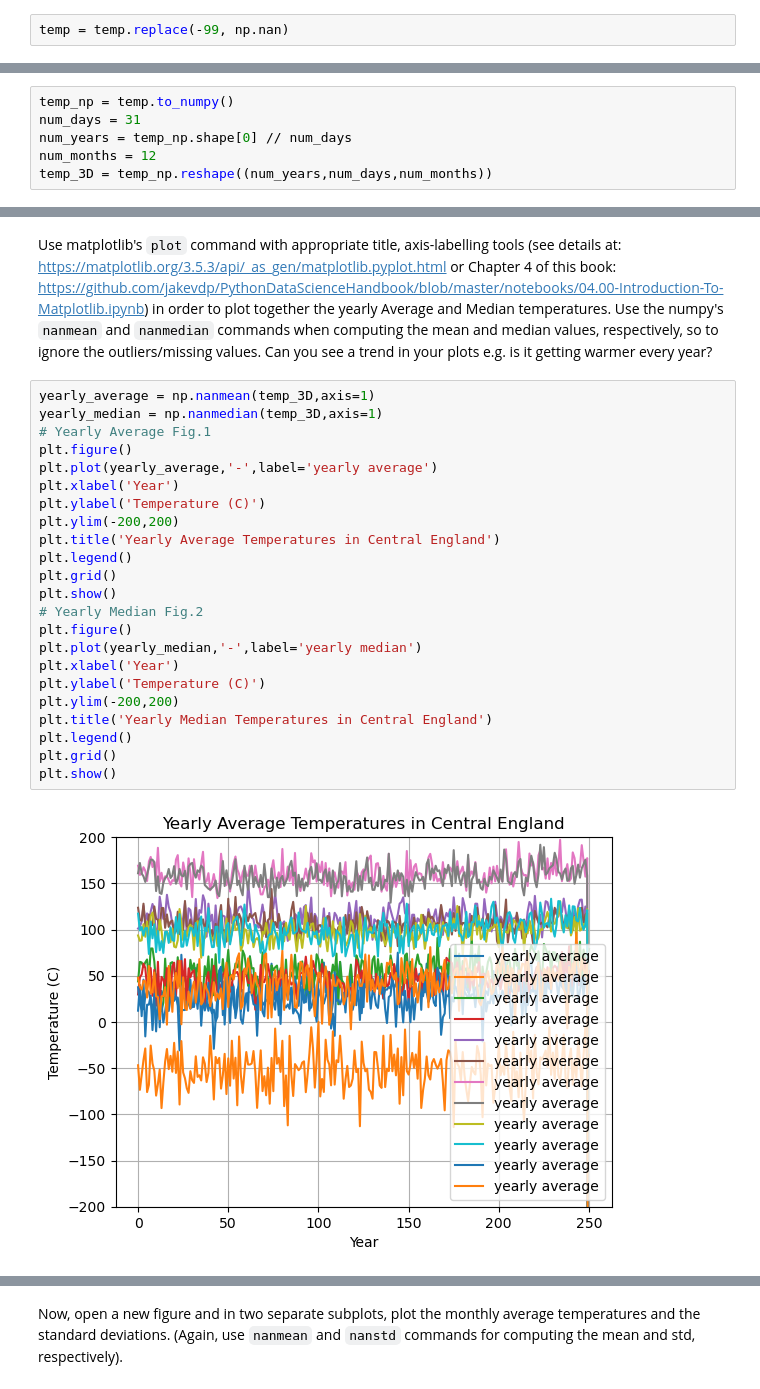
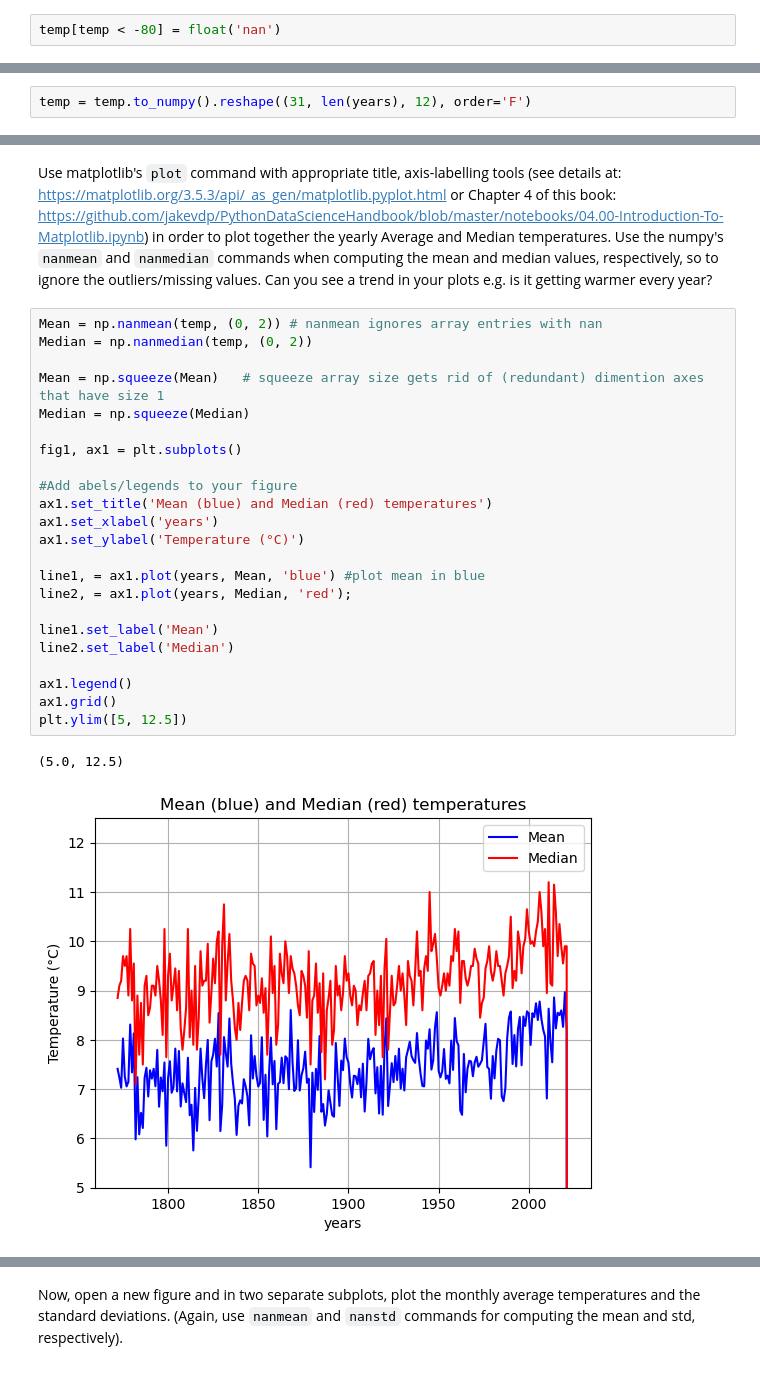
Before and after one commit to Hongze200532/Data-Science, a Jupyter notebook: Data Science_Week1/w1_lab2.ipynb, the cells around one changed output, grey strips where cells are left out. Drawn from its saved outputs; the diff is of its cells as text.

````diff
--- a/Data Science_Week1/w1_lab2.ipynb
+++ b/Data Science_Week1/w1_lab2.ipynb
@@ -60,41 +59,38 @@ temp_matrix_first_10_rows :
 # %% [markdown]
 Temperature data contains outliers because some missing temperature values (some days in year 2022, also the 30th or 31st day of some months) had been originally filled as -99 degree Celsius. Find and replace these values by nan (Not a Number) variable.
 # %%
-temp = temp.replace(-99, np.nan)
+temp[temp < -80] = float('nan')
 # %% [markdown]
 Use numpy's ```reshape``` command to reshape data into a 3D array: first coordinate days, second years, third months. Let every month have 31 days (as currently set by the raw data). Note that you need to format your data as a numpy array first. Find more information about reshaping here: https://numpy.org/doc/stable/reference/generated/numpy.reshape.html
 # %%
-temp_np = temp.to_numpy()
-num_days = 31
-num_years = temp_np.shape[0] // num_days
-num_months = 12
-temp_3D = temp_np.reshape((num_years,num_days,num_months))
+temp = temp.to_numpy().reshape((31, len(years), 12), order='F')
 # %% [markdown]
 # Marginalisation
 # %% [markdown]
 Use matplotlib's ```plot``` command with appropriate title, axis-labelling tools (see details at: https://matplotlib.org/3.5.3/api/_as_gen/matplotlib.pyplot.html or Chapter 4 of this book: https://github.com/jakevdp/PythonDataScienceHandbook/blob/master/notebooks/04.00-Introduction-To-Matplotlib.ipynb) in order to plot together the yearly Average and Median temperatures. Use the numpy's ```nanmean``` and ```nanmedian``` commands when computing the mean and median values, respectively, so to ignore the outliers/missing values. Can you see a trend in your plots e.g. is it getting warmer every year?
 # %%
-yearly_average = np.nanmean(temp_3D,axis=1)
-yearly_median = np.nanmedian(temp_3D,axis=1)
-# Yearly Average Fig.1
-plt.figure()
-plt.plot(yearly_average,'-',label='yearly average')
-plt.xlabel('Year')
-plt.ylabel('Temperature (C)')
-plt.ylim(-200,200)
-plt.title('Yearly Average Temperatures in Central England')
-plt.legend()
-plt.grid()
-plt.show()
-# Yearly Median Fig.2
-plt.figure()
-plt.plot(yearly_median,'-',label='yearly median')
-plt.xlabel('Year')
-plt.ylabel('Temperature (C)')
-plt.ylim(-200,200)
-plt.title('Yearly Median Temperatures in Central England')
-plt.legend()
-plt.grid()
-plt.show()
+Mean = np.nanmean(temp, (0, 2)) # nanmean ignores array entries with nan
+Median = np.nanmedian(temp, (0, 2))
+
+Mean = np.squeeze(Mean)   # squeeze array size gets rid of (redundant) dimention axes that have size 1
+Median = np.squeeze(Median)
+
+fig1, ax1 = plt.subplots()
+
+#Add abels/legends to your figure
+ax1.set_title('Mean (blue) and Median (red) temperatures')
+ax1.set_xlabel('years')
+ax1.set_ylabel('Temperature (°C)')
+
+line1, = ax1.plot(years, Mean, 'blue') #plot mean in blue
+line2, = ax1.plot(years, Median, 'red');
+
+line1.set_label('Mean')
+line2.set_label('Median')
+
+ax1.legend()
+ax1.grid()
+plt.ylim([5, 12.5])
 # %% [output]
+(5.0, 12.5)
-[figure, old version]
+[figure, new version]
````
Also changed, not shown: parts of 8 cells of this notebook.
